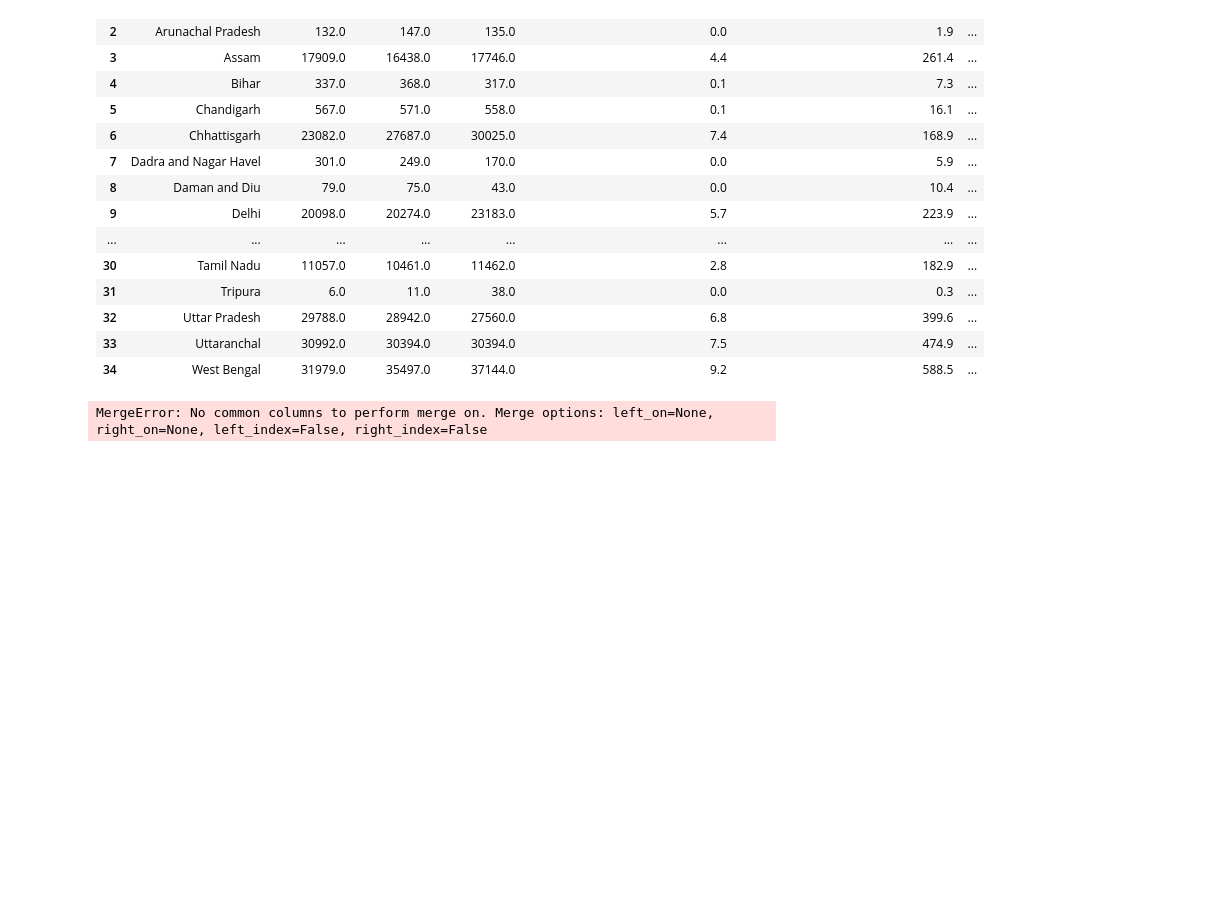
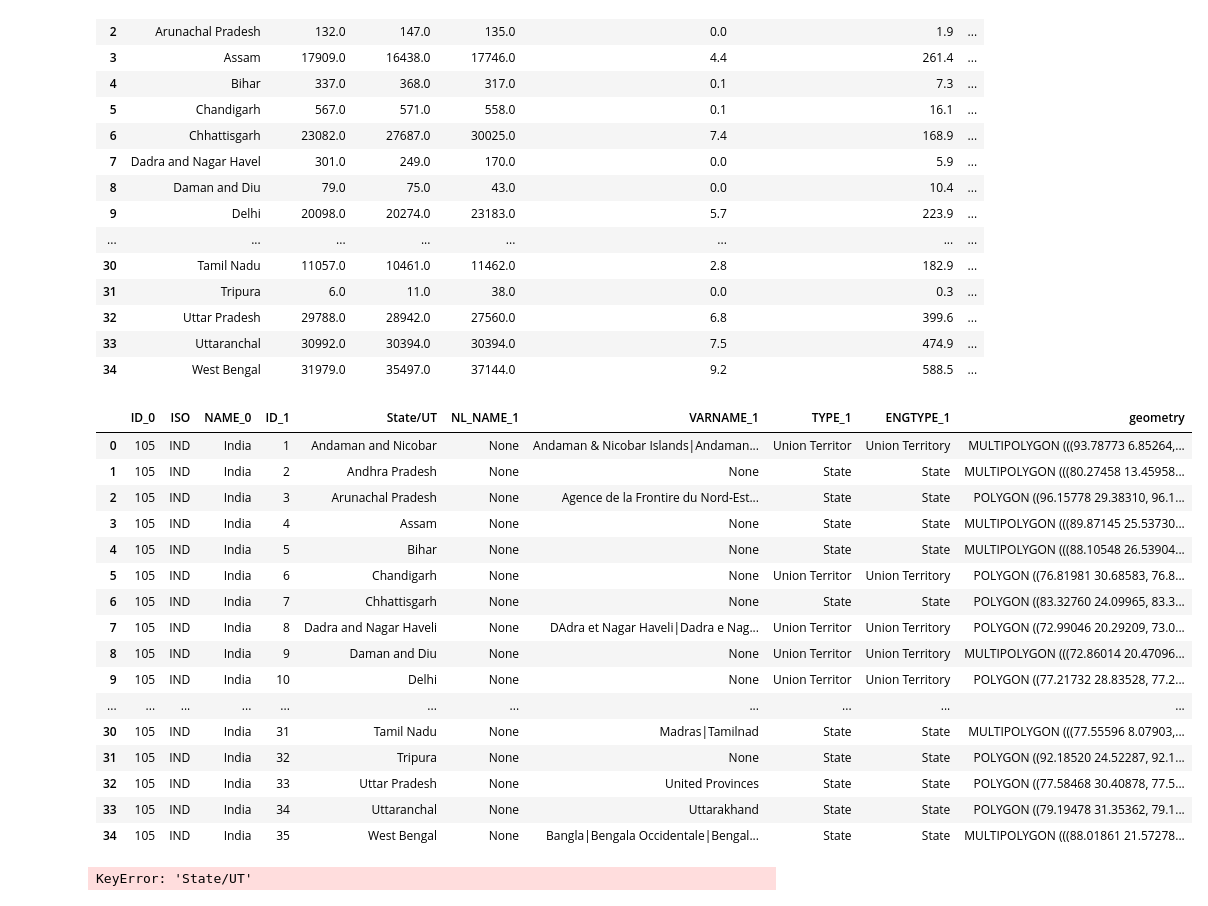
Before and after one commit to ds-modules/global-fa21, a Jupyter notebook: notebook-1/dev-indiv-notebooks/mapping.ipynb, the cells around one changed output. Cells and saved outputs as stored; diff of their text form; code cells hidden in the pictures; blank space fills up the shorter version.

Commit message:
joining tables

```diff
--- a/notebook-1/dev-indiv-notebooks/mapping.ipynb
+++ b/notebook-1/dev-indiv-notebooks/mapping.ipynb
@@ -201,7 +213,28 @@ updated_states
 | 32 | Uttar Pradesh | 29788.0 | 28942.0 | 27560.0 | 6.8 | 399.6 | ... |
 | 33 | Uttaranchal | 30992.0 | 30394.0 | 30394.0 | 7.5 | 474.9 | ... |
 | 34 | West Bengal | 31979.0 | 35497.0 | 37144.0 | 9.2 | 588.5 | ... |
-# %%
-joined = geoJSON_df.merge(updated_states)
-# %% [output]
-MergeError: No common columns to perform merge on. Merge options: left_on=None, right_on=None, left_index=False, right_index=False
+# %%
+geoJSON = geoJSON_df.rename(columns={"NAME_1": "State/UT"})
+geoJSON
+# %% [output]
+|  | ID_0 | ISO | NAME_0 | ID_1 | State/UT | NL_NAME_1 | VARNAME_1 | TYPE_1 | ENGTYPE_1 | geometry |
+| 0 | 105 | IND | India | 1 | Andaman and Nicobar | None | Andaman & Nicobar Islands|Andaman... | Union Territor | Union Territory | MULTIPOLYGON (((93.78773 6.85264,... |
+| 1 | 105 | IND | India | 2 | Andhra Pradesh | None | None | State | State | MULTIPOLYGON (((80.27458 13.45958... |
+| 2 | 105 | IND | India | 3 | Arunachal Pradesh | None | Agence de la Frontire du Nord-Est... | State | State | POLYGON ((96.15778 29.38310, 96.1... |
+| 3 | 105 | IND | India | 4 | Assam | None | None | State | State | MULTIPOLYGON (((89.87145 25.53730... |
+| 4 | 105 | IND | India | 5 | Bihar | None | None | State | State | MULTIPOLYGON (((88.10548 26.53904... |
+| 5 | 105 | IND | India | 6 | Chandigarh | None | None | Union Territor | Union Territory | POLYGON ((76.81981 30.68583, 76.8... |
+| 6 | 105 | IND | India | 7 | Chhattisgarh | None | None | State | State | POLYGON ((83.32760 24.09965, 83.3... |
+| 7 | 105 | IND | India | 8 | Dadra and Nagar Haveli | None | DAdra et Nagar Haveli|Dadra e Nag... | Union Territor | Union Territory | POLYGON ((72.99046 20.29209, 73.0... |
+| 8 | 105 | IND | India | 9 | Daman and Diu | None | None | Union Territor | Union Territory | MULTIPOLYGON (((72.86014 20.47096... |
+| 9 | 105 | IND | India | 10 | Delhi | None | None | Union Territor | Union Territory | POLYGON ((77.21732 28.83528, 77.2... |
+| ... | ... | ... | ... | ... | ... | ... | ... | ... | ... | ... |
+| 30 | 105 | IND | India | 31 | Tamil Nadu | None | Madras|Tamilnad | State | State | MULTIPOLYGON (((77.55596 8.07903,... |
+| 31 | 105 | IND | India | 32 | Tripura | None | None | State | State | POLYGON ((92.18520 24.52287, 92.1... |
+| 32 | 105 | IND | India | 33 | Uttar Pradesh | None | United Provinces | State | State | POLYGON ((77.58468 30.40878, 77.5... |
+| 33 | 105 | IND | India | 34 | Uttaranchal | None | Uttarakhand | State | State | POLYGON ((79.19478 31.35362, 79.1... |
+| 34 | 105 | IND | India | 35 | West Bengal | None | Bangla|Bengala Occidentale|Bengal... | State | State | MULTIPOLYGON (((88.01861 21.57278... |
+# %%
+geoJSON_df.merge(updated_states, on='State/UT', how='left')
+# %% [output]
+KeyError: 'State/UT'
```
Also changed, not shown: parts of 3 cells of this notebook.
